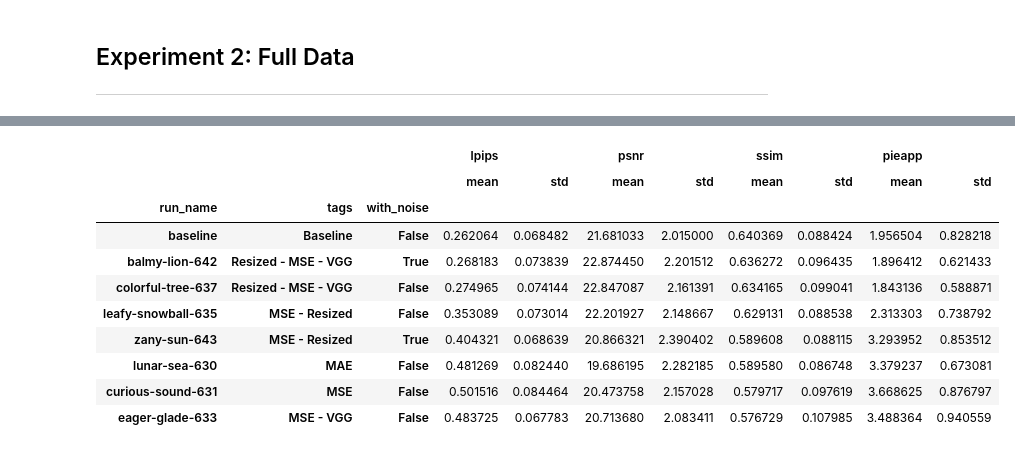
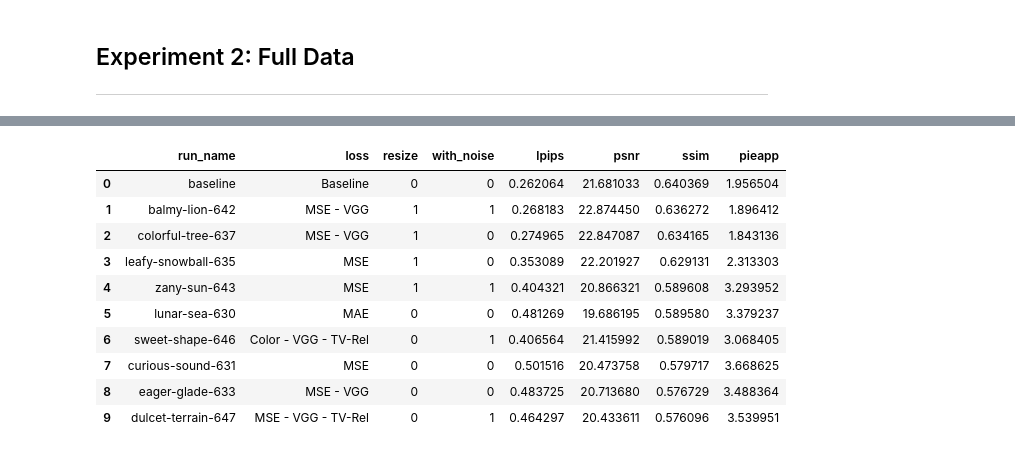
Before and after one commit to mikasenghaas/sillystill, a Jupyter notebook: notebooks/5.0-results.ipynb, the cells around one changed output, grey strips where cells are left out. Saved outputs shown, nothing was run; the diff lists cells and outputs as text; code cells hidden in the pictures.

Commit message:
feat: 4. Results first draft

```diff
--- a/notebooks/5.0-results.ipynb
+++ b/notebooks/5.0-results.ipynb
@@ -125,7 +165,7 @@ single_image.sort_values("ssim", ascending=False)
 
 ---
 # %%
-def load_results(path, runs):
+def load_full_results(path, runs):
     data = pd.read_csv(path)
 
     data = data.drop(columns=["digitalfilepath", "filmfilepath", "predictedfilepath"])
@@ -170,0 +194,13 @@ full_data
+# %%
+full_data_raw = load_full_results("outputs/full-data.csv", runs)
+# Split tags into resize and loss column
+full_data_raw["resize"] = full_data_raw["tags"].apply(lambda x: int("Resized" in x))
+full_data_raw["loss"] = full_data_raw["tags"].apply(lambda x: x.replace("- Resized", "").strip())
+
+# Make noise column boolean
+full_data_raw["with_noise"] = full_data_raw["with_noise"].astype(int)
+
+# Sort by loss
+full_data = full_data_raw.drop(columns=["tags"])
+full_data.sort_values(by="ssim", inplace=True)
+full_data
@@ -171,19 +221,29 @@ full_data
 # %%
 # Find mean and std for each metric
-full_data.groupby(["run_name", "tags", "with_noise"]).agg(
-    {"lpips": ["mean", "std"],
-     "psnr": ["mean", "std"],
-     "ssim": ["mean", "std"],
-     "pieapp": ["mean", "std"]}).sort_values(by=("ssim", "mean"), ascending=False)
+# With std
+# grouped_full_data = full_data.groupby(["run_name", "loss", "resize", "with_noise"]).agg(
+#     {"lpips": ["mean", "std"],
+#      "psnr": ["mean", "std"],
+#      "ssim": ["mean", "std"],
+#      "pieapp": ["mean", "std"]}).sort_values(by=("ssim", "mean"), ascending=False)
+
+
+# Only mean
+grouped_full_data = full_data.groupby(["run_name", "loss", "resize", "with_noise"]).agg(
+    {"lpips": "mean",
+     "psnr": "mean",
+     "ssim": "mean",
+     "pieapp": "mean"}).sort_values(by="ssim", ascending=False).reset_index()
+grouped_full_data
 # %% [output]
-|  |  |  | lpips |  | psnr |  | ssim |  | pieapp |  |
-|  |  |  | mean | std | mean | std | mean | std | mean | std |
-| run_name | tags | with_noise |  |  |  |  |  |  |  |  |
-| baseline | Baseline | False | 0.262064 | 0.068482 | 21.681033 | 2.015000 | 0.640369 | 0.088424 | 1.956504 | 0.828218 |
-| balmy-lion-642 | Resized - MSE - VGG | True | 0.268183 | 0.073839 | 22.874450 | 2.201512 | 0.636272 | 0.096435 | 1.896412 | 0.621433 |
-| colorful-tree-637 | Resized - MSE - VGG | False | 0.274965 | 0.074144 | 22.847087 | 2.161391 | 0.634165 | 0.099041 | 1.843136 | 0.588871 |
-| leafy-snowball-635 | MSE - Resized | False | 0.353089 | 0.073014 | 22.201927 | 2.148667 | 0.629131 | 0.088538 | 2.313303 | 0.738792 |
-| zany-sun-643 | MSE - Resized | True | 0.404321 | 0.068639 | 20.866321 | 2.390402 | 0.589608 | 0.088115 | 3.293952 | 0.853512 |
-| lunar-sea-630 | MAE | False | 0.481269 | 0.082440 | 19.686195 | 2.282185 | 0.589580 | 0.086748 | 3.379237 | 0.673081 |
-| curious-sound-631 | MSE | False | 0.501516 | 0.084464 | 20.473758 | 2.157028 | 0.579717 | 0.097619 | 3.668625 | 0.876797 |
-| eager-glade-633 | MSE - VGG | False | 0.483725 | 0.067783 | 20.713680 | 2.083411 | 0.576729 | 0.107985 | 3.488364 | 0.940559 |
+|  | run_name | loss | resize | with_noise | lpips | psnr | ssim | pieapp |
+| 0 | baseline | Baseline | 0 | 0 | 0.262064 | 21.681033 | 0.640369 | 1.956504 |
+| 1 | balmy-lion-642 | MSE - VGG | 1 | 1 | 0.268183 | 22.874450 | 0.636272 | 1.896412 |
+| 2 | colorful-tree-637 | MSE - VGG | 1 | 0 | 0.274965 | 22.847087 | 0.634165 | 1.843136 |
+| 3 | leafy-snowball-635 | MSE | 1 | 0 | 0.353089 | 22.201927 | 0.629131 | 2.313303 |
+| 4 | zany-sun-643 | MSE | 1 | 1 | 0.404321 | 20.866321 | 0.589608 | 3.293952 |
+| 5 | lunar-sea-630 | MAE | 0 | 0 | 0.481269 | 19.686195 | 0.589580 | 3.379237 |
+| 6 | sweet-shape-646 | Color - VGG - TV-Rel | 0 | 1 | 0.406564 | 21.415992 | 0.589019 | 3.068405 |
+| 7 | curious-sound-631 | MSE | 0 | 0 | 0.501516 | 20.473758 | 0.579717 | 3.668625 |
+| 8 | eager-glade-633 | MSE - VGG | 0 | 0 | 0.483725 | 20.713680 | 0.576729 | 3.488364 |
+| 9 | dulcet-terrain-647 | MSE - VGG - TV-Rel | 0 | 1 | 0.464297 | 20.433611 | 0.576096 | 3.539951 |
```
Also changed, not shown: parts of 11 cells of this notebook, 54 other files.
